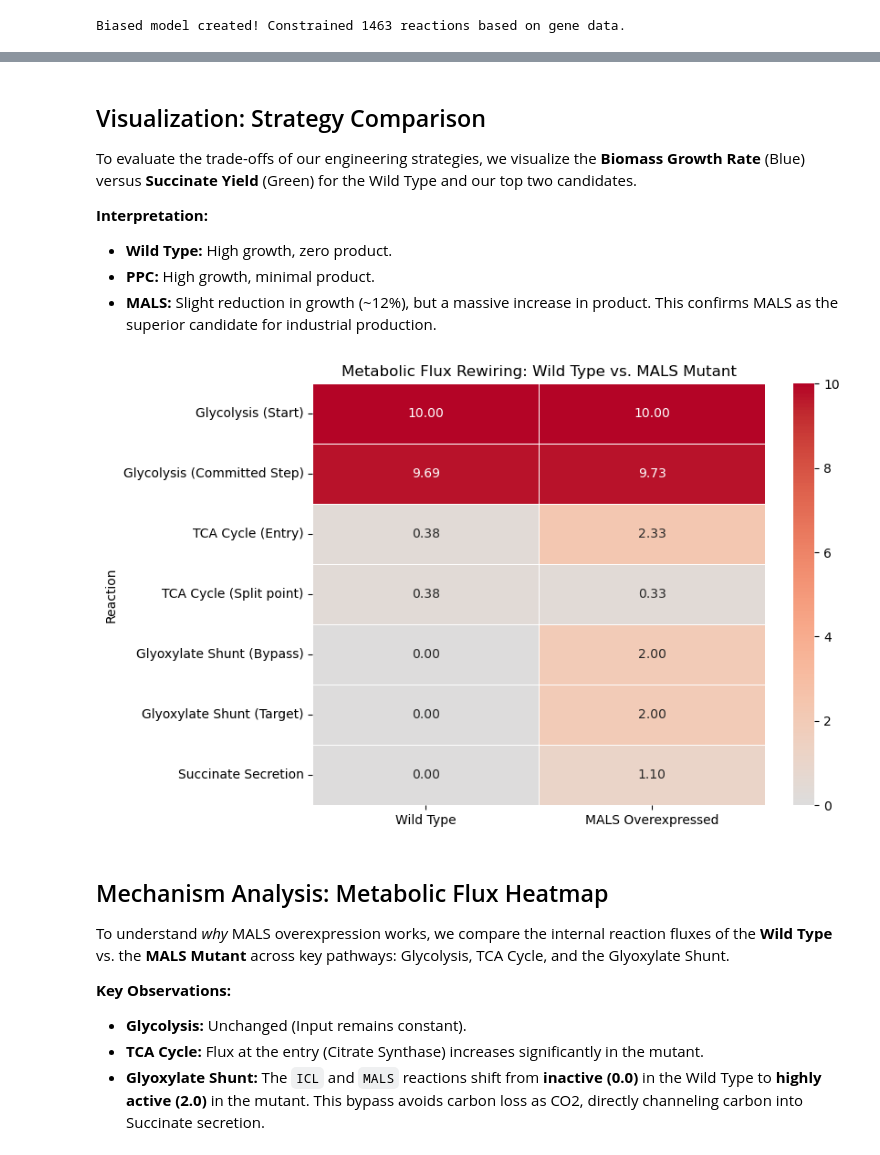
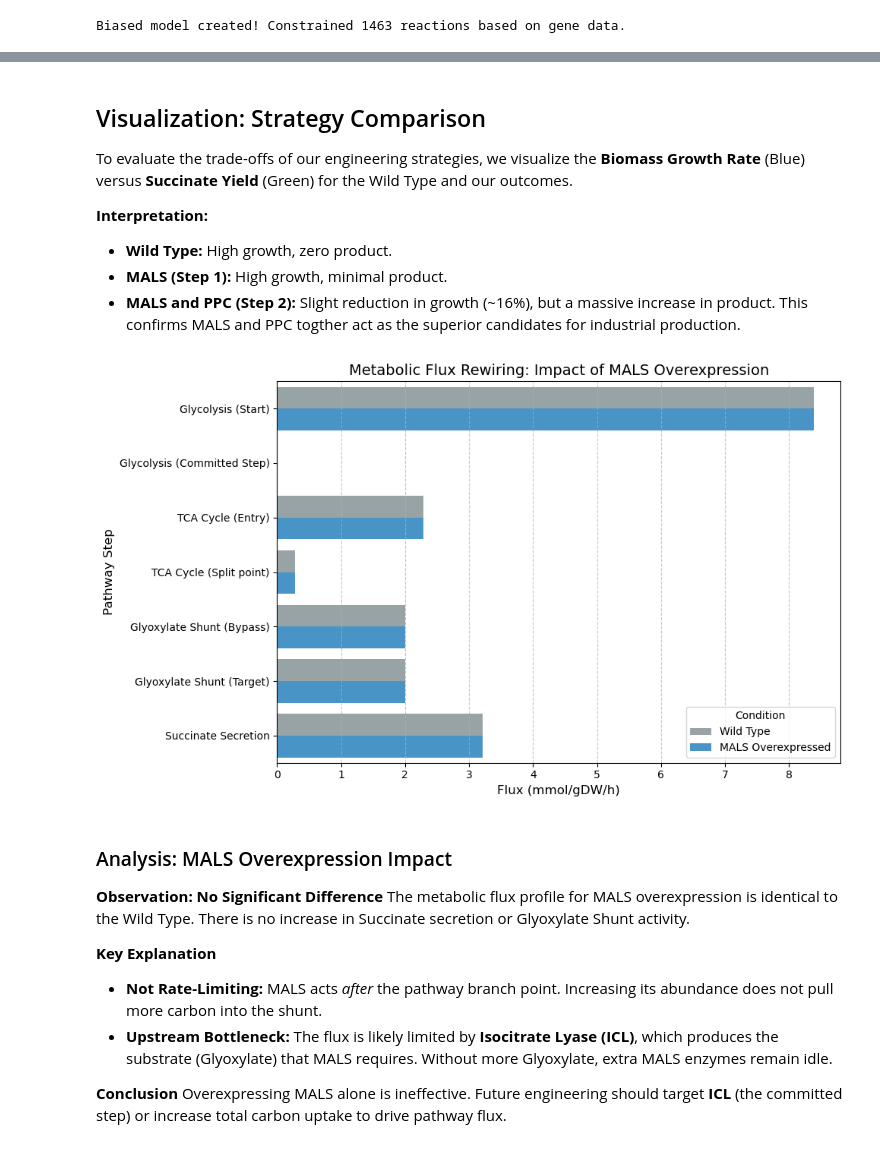
Before and after one commit to phereiitg/ecoli-succinate-metabolic-engineering, a Jupyter notebook: model.ipynb, the cells around one changed output, grey strips where cells are left out. Saved outputs shown, nothing was run; the diff lists cells and outputs as text; code cells hidden in the pictures.

```diff
--- a/model.ipynb
+++ b/model.ipynb
@@ -355,62 +465,80 @@ plt.show()
 # %% [markdown]
 ## Visualization: Strategy Comparison
-To evaluate the trade-offs of our engineering strategies, we visualize the **Biomass Growth Rate** (Blue) versus **Succinate Yield** (Green) for the Wild Type and our top two candidates.
+To evaluate the trade-offs of our engineering strategies, we visualize the **Biomass Growth Rate** (Blue) versus **Succinate Yield** (Green) for the Wild Type and our outcomes.
 
 **Interpretation:**
 * **Wild Type:** High growth, zero product.
-* **PPC:** High growth, minimal product.
-* **MALS:** Slight reduction in growth (~12%), but a massive increase in product. This confirms MALS as the superior candidate for industrial production.
+* **MALS (Step 1):** High growth, minimal product.
+* **MALS and PPC (Step 2):** Slight reduction in growth (~16%), but a massive increase in product. This confirms MALS and PPC togther act as the superior candidates for industrial production.
 # %%
+
 reactions_to_inspect = {
     'PGI': 'Glycolysis (Start)',
     'PFK': 'Glycolysis (Committed Step)',
     'CS': 'TCA Cycle (Entry)',
     'ICDHyr': 'TCA Cycle (Split point)',
     'ICL': 'Glyoxylate Shunt (Bypass)',
     'MALS': 'Glyoxylate Shunt (Target)',
     'EX_succ_e': 'Succinate Secretion'
 }
 
-# 2. Re-run simulations to capture the exact fluxes
-# --- Run Wild Type (Microaerobic) ---
+# --- 1. Run Simulations ---
+# Wild Type (Microaerobic)
 model.reactions.EX_o2_e.lower_bound = -5
 wt_sol = model.optimize()
 
-# --- Run MALS Mutant ---
-# We use the 'biased_model' we created earlier or just apply the bound here
-# Let's apply it temporarily to the main model for safety
+# MALS Mutant (Force Overexpression)
 old_lb = model.reactions.MALS.lower_bound
-model.reactions.MALS.lower_bound = 2.0  # Force Overexpression
+model.reactions.MALS.lower_bound = 2.0  # Forcing flux
 mutant_sol = model.optimize()
 model.reactions.MALS.lower_bound = old_lb  # Reset immediately
 
-# 3. Extract Fluxes
+# --- 2. Extract Fluxes for Comparison ---
 data = []
 for rid, rname in reactions_to_inspect.items():
     wt_flux = wt_sol.fluxes.get(rid, 0)
     mutant_flux = mutant_sol.fluxes.get(rid, 0)
-    data.append({
-        'Reaction': rname,
-        'Wild Type': wt_flux,
-        'MALS Overexpressed': mutant_flux
-    })
 
-df_flux = pd.DataFrame(data).set_index('Reaction')
+    # We append two rows per reaction to make plotting easier (Long Format)
+    data.append({'Reaction': rname, 'Flux': wt_flux, 'Condition': 'Wild Type'})
+    data.append({'Reaction': rname, 'Flux': mutant_flux, 'Condition': 'MALS Overexpressed'})
 
-# 4. Plot Heatmap
-plt.figure(figsize=(8, 6))
-# We use standard scaling (optional) or just raw values.
-# Raw values are fine here since they are all mmol/gDW/h.
-sns.heatmap(df_flux, annot=True, cmap="coolwarm", center=0, fmt=".2f", linewidths=.5)
-plt.title('Metabolic Flux Rewiring: Wild Type vs. MALS Mutant')
+df_plot = pd.DataFrame(data)
+
+# --- 3. Plot Grouped Bar Chart (Better than Heatmap) ---
+plt.figure(figsize=(10, 6))
+
+# Define custom colors: Grey for WT, Blue for Mutant (to highlight the change)
+custom_palette = {'Wild Type': '#95a5a6', 'MALS Overexpressed': '#3498db'}
+
+sns.barplot(
+    data=df_plot,
+    x='Flux',
+    y='Reaction',
+    hue='Condition',
+    palette=custom_palette,
+    orient='h' # Horizontal bars are easier to read labels
+)
+
+plt.title('Metabolic Flux Rewiring: Impact of MALS Overexpression', fontsize=14)
+plt.xlabel('Flux (mmol/gDW/h)', fontsize=12)
+plt.ylabel('Pathway Step', fontsize=12)
+plt.grid(axis='x', linestyle='--', alpha=0.7)
+plt.legend(title='Condition')
+
+plt.tight_layout()
 plt.show()
 # %% [output]
-[figure, old version]
+[figure, new version]
 # %% [markdown]
-## Mechanism Analysis: Metabolic Flux Heatmap
-To understand *why* MALS overexpression works, we compare the internal reaction fluxes of the **Wild Type** vs. the **MALS Mutant** across key pathways: Glycolysis, TCA Cycle, and the Glyoxylate Shunt.
+### Analysis: MALS Overexpression Impact
 
-**Key Observations:**
-* **Glycolysis:** Unchanged (Input remains constant).
-* **TCA Cycle:** Flux at the entry (Citrate Synthase) increases significantly in the mutant.
-* **Glyoxylate Shunt:** The `ICL` and `MALS` reactions shift from **inactive (0.0)** in the Wild Type to **highly active (2.0)** in the mutant. This bypass avoids carbon loss as CO2, directly channeling carbon into Succinate secretion.
+**Observation: No Significant Difference**
+The metabolic flux profile for MALS overexpression is identical to the Wild Type. There is no increase in Succinate secretion or Glyoxylate Shunt activity.
+
+**Key Explanation**
+* **Not Rate-Limiting:** MALS acts *after* the pathway branch point. Increasing its abundance does not pull more carbon into the shunt.
+* **Upstream Bottleneck:** The flux is likely limited by **Isocitrate Lyase (ICL)**, which produces the substrate (Glyoxylate) that MALS requires. Without more Glyoxylate, extra MALS enzymes remain idle.
+
+**Conclusion**
+Overexpressing MALS alone is ineffective. Future engineering should target **ICL** (the committed step) or increase total carbon uptake to drive pathway flux.
```
Also changed, not shown: parts of 10 cells of this notebook, 1 other file.
